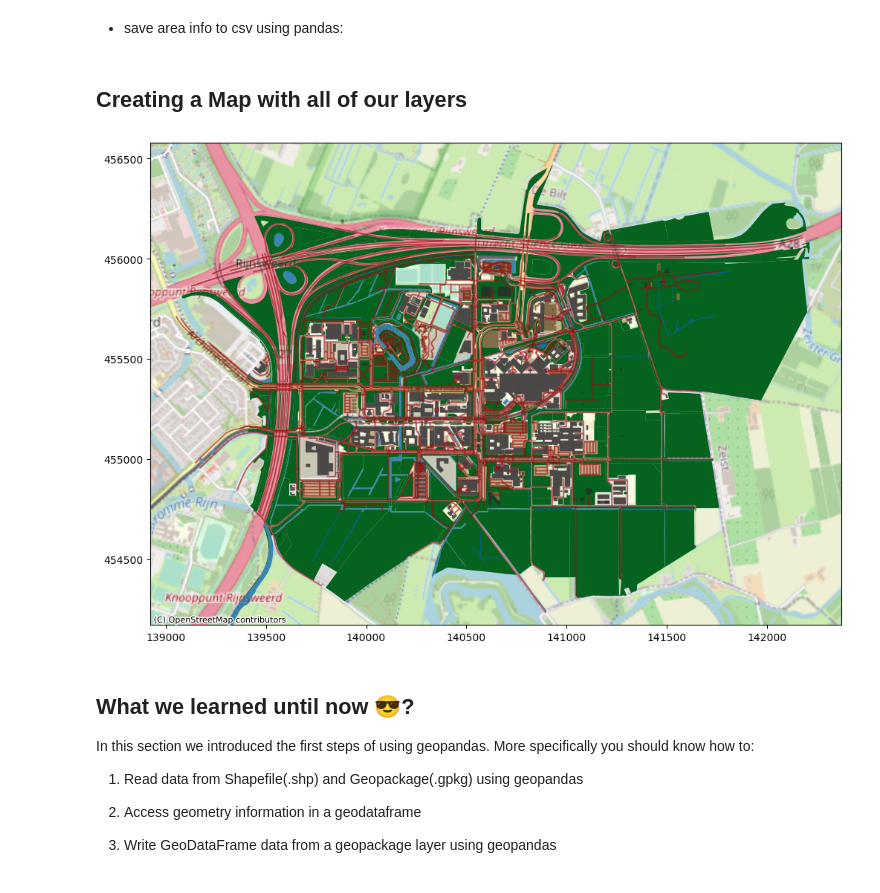
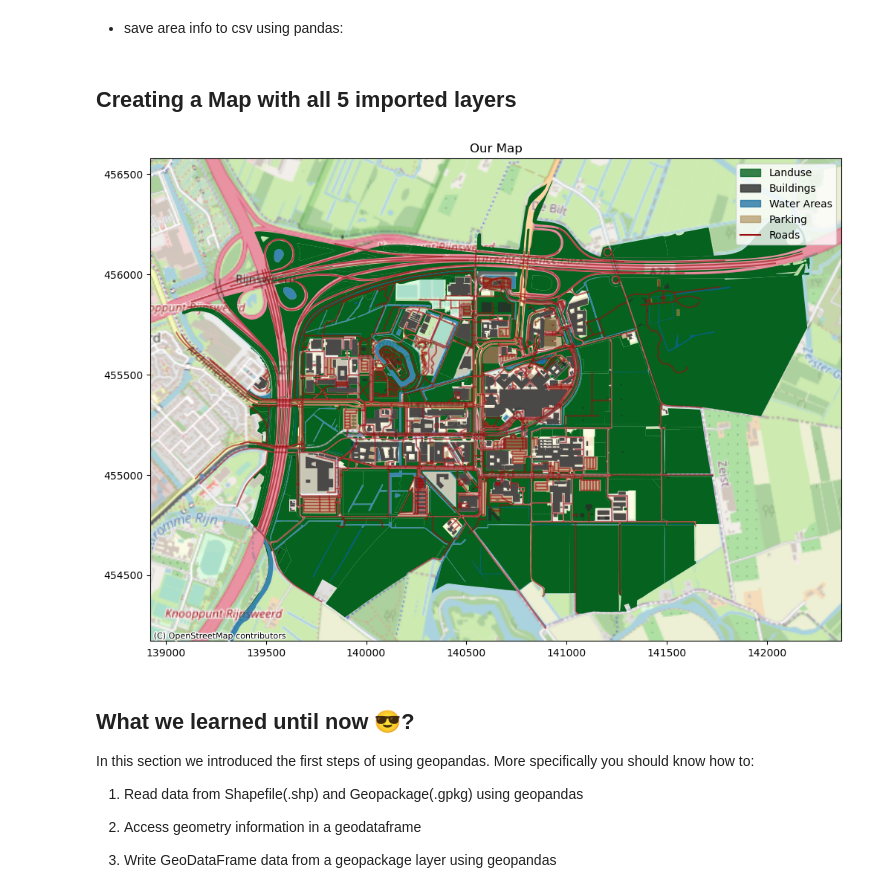
Before and after one commit to UtrechtUniversity/gis-python-power, a Jupyter notebook: notebooks/Vectors.ipynb, the cells around one changed output. Drawn from its saved outputs; the diff is of its cells as text; code cells hidden in the pictures.

Commit message:
Update Vectors.ipynb
add legend and title to the final map, summary to shapely section, correct some wording in the notebook

```diff
--- a/notebooks/Vectors.ipynb
+++ b/notebooks/Vectors.ipynb
@@ -1046,28 +1061,40 @@ Name: area, dtype: float64
 # Create an output path
 area_info.to_csv(os.path.join(result_folder, "landuse_class_areas.csv"), header=True)
 # %% [markdown]
-## Creating a Map with all of our layers
+## Creating a Map with all 5 imported layers
 # %%
-import contextily as ctx # we use this package just to add the Open Street Map (OSM) as a basemap
+import contextily as ctx
 import matplotlib.pyplot as plt
-
+import matplotlib.patches as mpatches
+import matplotlib.lines as mlines
 
 # Create a base map using OpenStreetMap as a basemap
-ax = landuse.plot(figsize=(12, 12), color="#05621f", legend=True)
-ctx.add_basemap(ax, crs="EPSG:28992", source=ctx.providers.OpenStreetMap.Mapnik) # with this line we add the OSM as our basemap
+ax = landuse.plot(figsize=(12, 12), color="#05621f")
+ctx.add_basemap(ax, crs="EPSG:28992", source=ctx.providers.OpenStreetMap.Mapnik)  # Add OSM as the basemap
 
-# Plot other layers on top of the base map
+# Plot other layers on top of the base map with labels
 buildings.plot(ax=ax, color="#2a2a2a", alpha=0.8, label="Buildings")
 water_areas.plot(ax=ax, color="#09649b", alpha=0.7, label="Water Areas")
+parking.plot(ax=ax, color="#a9874d", alpha=0.6, label="Parking")
 roads.plot(ax=ax, color="#991010", alpha=0.6, label="Roads")
-parking.plot(ax=ax, color="#a9874d", alpha=0.6, label="Parking")
 
+# Create custom legend handles for different geometry types
+legend_handles = [mpatches.Patch(color="#05621f", alpha=0.8, label="Landuse"),
+                  mpatches.Patch(color="#2a2a2a", alpha=0.8, label="Buildings"),
+                  mpatches.Patch(color="#09649b", alpha=0.7, label="Water Areas"),
+                  mpatches.Patch(color="#a9874d", alpha=0.6, label="Parking"),
+                  mlines.Line2D([], [], color="#991010", label="Roads")]
 
+# Add the legend with custom handles and labels
+ax.legend(handles=legend_handles)
 
-# Show the map
+# Add a title to the map
+plt.title("Our Map")
+
+# Show the map with the legend
 plt.show()
 # %% [output]
-[figure, old version]
+[figure, new version]
 # %% [markdown]
 ## What we learned until now 😎?
 
```
Also changed, not shown: parts of 10 cells of this notebook.
